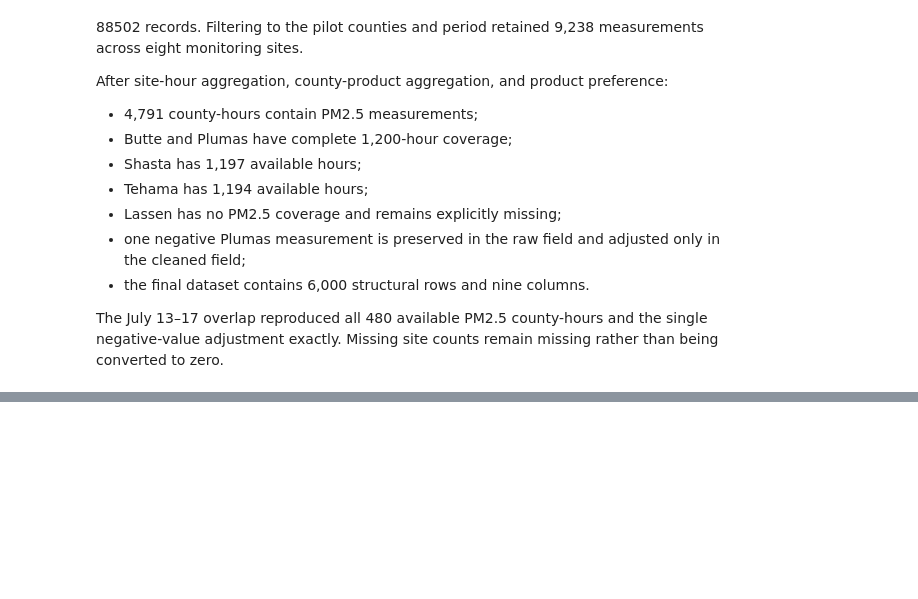
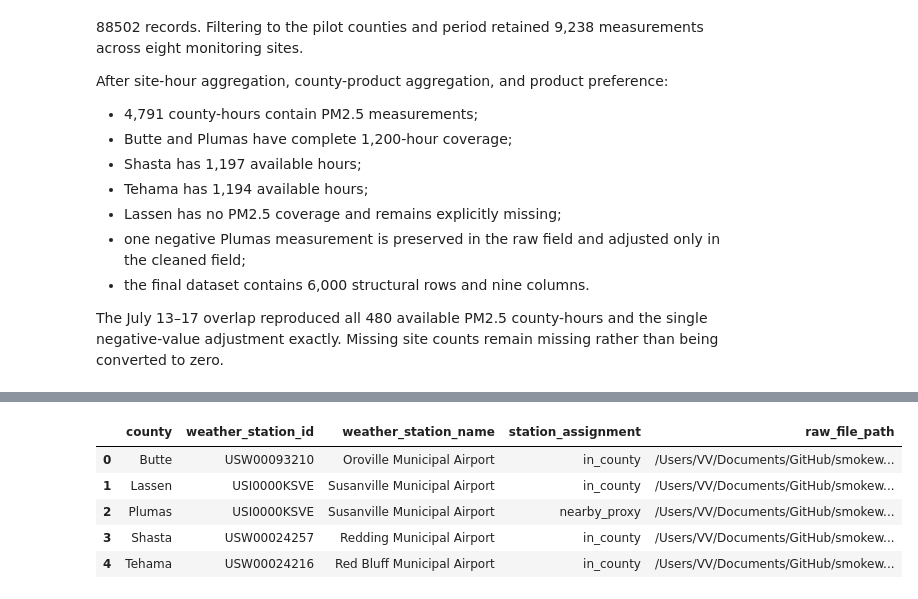
Before and after one commit to varunavy/smokewatch-replay, a Jupyter notebook: notebooks/01_full_period_pipeline.ipynb, the cells around one changed output, grey strips where cells are left out. Cells and saved outputs as stored; diff of their text form; code cells hidden in the pictures; blank space fills up the shorter version.

Commit message:
Build full-period NOAA weather pipeline

```diff
--- a/notebooks/01_full_period_pipeline.ipynb
+++ b/notebooks/01_full_period_pipeline.ipynb
@@ -2119,0 +2128,81 @@ The July 13–17 overlap reproduced all 480 available PM2.5 county-hours and the
+# %%
+weather_station_assignments = pd.DataFrame(
+    [
+        {
+            "county": "Butte",
+            "weather_station_id": "USW00093210",
+            "weather_station_name": "Oroville Municipal Airport",
+            "station_assignment": "in_county",
+        },
+        {
+            "county": "Lassen",
+            "weather_station_id": "USI0000KSVE",
+            "weather_station_name": "Susanville Municipal Airport",
+            "station_assignment": "in_county",
+        },
+        {
+            "county": "Plumas",
+            "weather_station_id": "USI0000KSVE",
+            "weather_station_name": "Susanville Municipal Airport",
+            "station_assignment": "nearby_proxy",
+        },
+        {
+            "county": "Shasta",
+            "weather_station_id": "USW00024257",
+            "weather_station_name": "Redding Municipal Airport",
+            "station_assignment": "in_county",
+        },
+        {
+            "county": "Tehama",
+            "weather_station_id": "USW00024216",
+            "weather_station_name": "Red Bluff Municipal Airport",
+            "station_assignment": "in_county",
+        },
+    ]
+)
+
+noaa_raw_directory = (
+    project_root
+    / "data"
+    / "raw"
+    / "noaa_ghcnh"
+)
+
+def locate_station_file(station_id):
+    expected_path = (
+        noaa_raw_directory
+        / f"GHCNh_{station_id}_2021.psv"
+    )
+
+    if expected_path.exists():
+        return expected_path
+
+    matching_paths = list(
+        noaa_raw_directory.glob(
+            f"*{station_id}*2021*.psv"
+        )
+    )
+
+    if len(matching_paths) == 1:
+        return matching_paths[0]
+
+    raise FileNotFoundError(
+        f"Could not uniquely locate the 2021 GHCNh file "
+        f"for station {station_id}. Matches: "
+        f"{matching_paths}"
+    )
+
+weather_station_assignments["raw_file_path"] = (
+    weather_station_assignments[
+        "weather_station_id"
+    ].map(locate_station_file)
+)
+
+display(weather_station_assignments)
+# %% [output]
+|  | county | weather_station_id | weather_station_name | station_assignment | raw_file_path |
+| 0 | Butte | USW00093210 | Oroville Municipal Airport | in_county | /Users/VV/Documents/GitHub/smokew... |
+| 1 | Lassen | USI0000KSVE | Susanville Municipal Airport | in_county | /Users/VV/Documents/GitHub/smokew... |
+| 2 | Plumas | USI0000KSVE | Susanville Municipal Airport | nearby_proxy | /Users/VV/Documents/GitHub/smokew... |
+| 3 | Shasta | USW00024257 | Redding Municipal Airport | in_county | /Users/VV/Documents/GitHub/smokew... |
+| 4 | Tehama | USW00024216 | Red Bluff Municipal Airport | in_county | /Users/VV/Documents/GitHub/smokew... |
```
Also changed, not shown: parts of 11 cells of this notebook.
